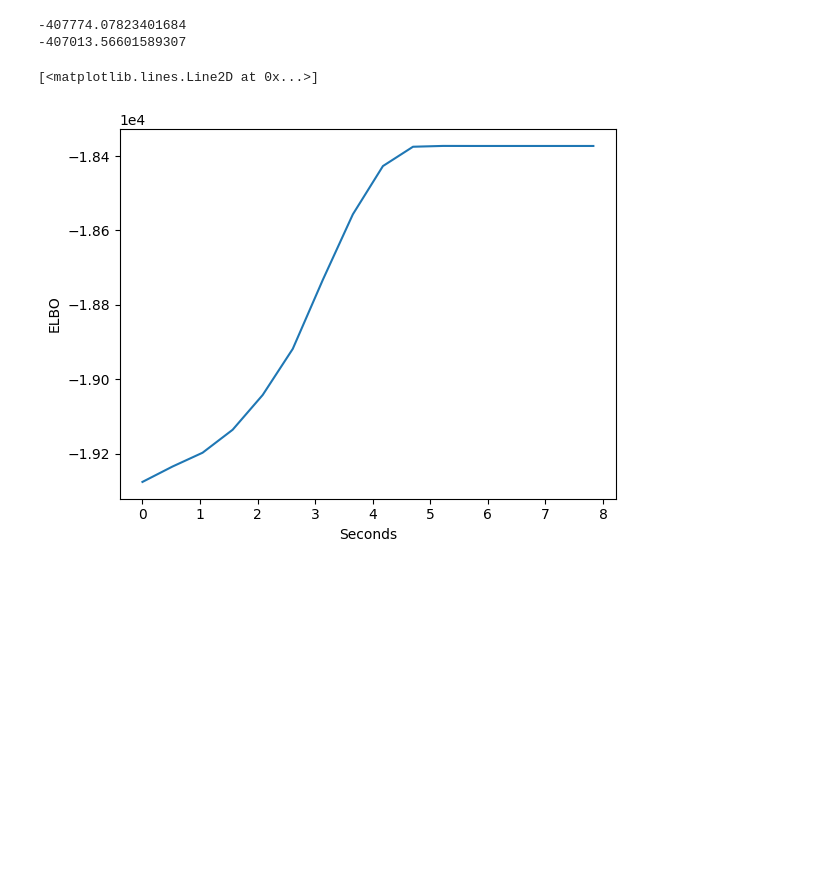
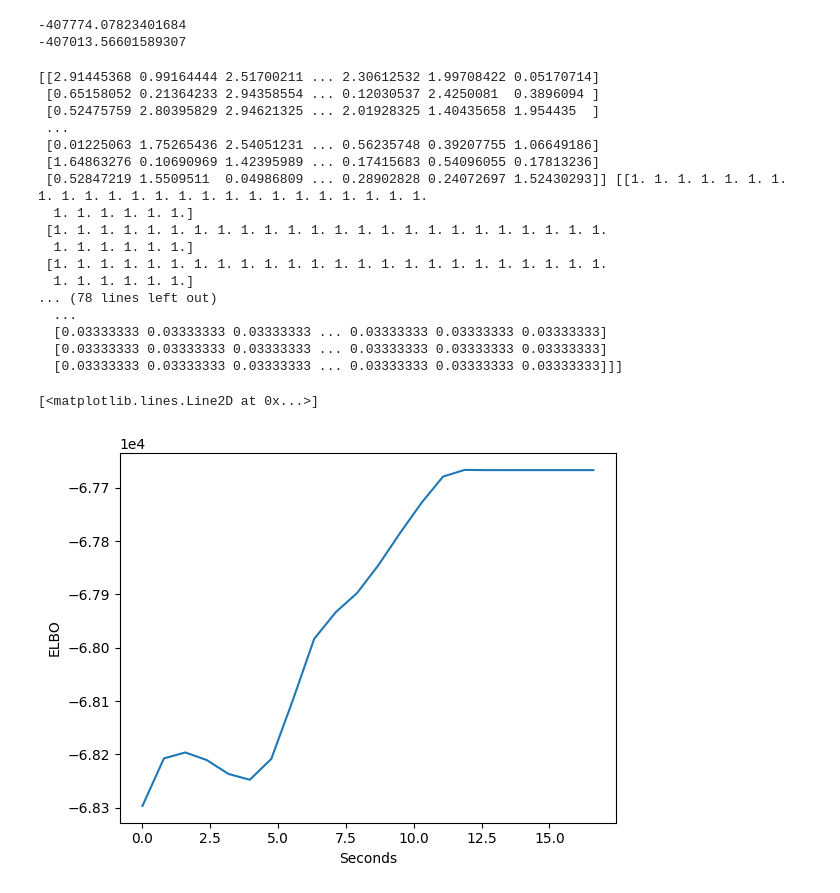
Before and after one commit to dasaeed/HT, a Jupyter notebook: LDA/LDA_testing.ipynb, the cells around one changed output. Drawn from its saved outputs; the diff is of its cells as text; code cells hidden in the pictures; blank space fills up the shorter version.

```diff
--- a/LDA/LDA_testing.ipynb
+++ b/LDA/LDA_testing.ipynb
@@ -131,34 +131,51 @@ def update_variation_params(LAMBDA, GAMMA, PHI, X):
 
     return LAMBDA, GAMMA, PHI
 # %%
-K = 10 # Number of topics
+K = 30 # Number of topics
 V = 50 # Number of terms in the vocabulary
 N = 20 # Number of documents
 M = 30 # Number of words per document
-ETA = 0.5 # Hyperparameter for V-Dirichlet topics prior
+ETA = 0.6 # Hyperparameter for V-Dirichlet topics prior
 ALPHA = 0.3 # Hyperparameter for K-Dirichlet topics proportion prior
 X = sim_LDA(K, V, N, M) # Simulate LDA-collection of documents
 
 start = time.time()
 LAMBDA, GAMMA, PHI = init_variation_params(X)
 curr_ELBO = 100 # Initialize current ELBO value (initially arbitrarily greater than prev_ELBO)
 prev_ELBO = 0 # Initialize previous ELBO value (initially arbitrarily smaller than curr_ELBO)
 ELBOs = [] # Store ELBO values for plotting
 tol = 10e-10 # Tolerance for convergence of ELBO
 
 while np.abs(curr_ELBO - prev_ELBO) > tol:
     LAMBDA, GAMMA, PHI = update_variation_params(LAMBDA, GAMMA, PHI, X)
     prev_ELBO = curr_ELBO
     curr_ELBO = compute_ELBO(LAMBDA, GAMMA, PHI, X)
     ELBOs.append(curr_ELBO) # Store computed ELBO values
 
 total_time = time.time() - start
 plt.xlabel("Seconds")
 plt.ylabel("ELBO")
 plt.ticklabel_format(style="sci", axis="y", scilimits=(0, 0))
 
 plt.plot(np.linspace(0, total_time, len(ELBOs)), ELBOs)
 # %% [output]
-[<matplotlib.lines.Line2D at 0x...>]
+[[2.91445368 0.99164444 2.51700211 ... 2.30612532 1.99708422 0.05170714]
+ [0.65158052 0.21364233 2.94358554 ... 0.12030537 2.4250081  0.3896094 ]
+ [0.52475759 2.80395829 2.94621325 ... 2.01928325 1.40435658 1.954435  ]
+ ...
+ [0.01225063 1.75265436 2.54051231 ... 0.56235748 0.39207755 1.06649186]
+ [1.64863276 0.10690969 1.42395989 ... 0.17415683 0.54096055 0.17813236]
+ [0.52847219 1.5509511  0.04986809 ... 0.28902828 0.24072697 1.52430293]] [[1. 1. 1. 1. 1. 1. 1. 1. 1. 1. 1. 1. 1. 1. 1. 1. 1. 1. 1. 1. 1. 1. 1. 1.
+  1. 1. 1. 1. 1. 1.]
+ [1. 1. 1. 1. 1. 1. 1. 1. 1. 1. 1. 1. 1. 1. 1. 1. 1. 1. 1. 1. 1. 1. 1. 1.
+  1. 1. 1. 1. 1. 1.]
+ [1. 1. 1. 1. 1. 1. 1. 1. 1. 1. 1. 1. 1. 1. 1. 1. 1. 1. 1. 1. 1. 1. 1. 1.
+  1. 1. 1. 1. 1. 1.]
+... (78 lines left out)
+  ...
+  [0.03333333 0.03333333 0.03333333 ... 0.03333333 0.03333333 0.03333333]
+  [0.03333333 0.03333333 0.03333333 ... 0.03333333 0.03333333 0.03333333]
+  [0.03333333 0.03333333 0.03333333 ... 0.03333333 0.03333333 0.03333333]]]
+[<matplotlib.lines.Line2D at 0x...>]
-[figure, old version]
+[figure, new version]
 # %%
```
Also changed, not shown: parts of 2 cells of this notebook, 2 other files.
